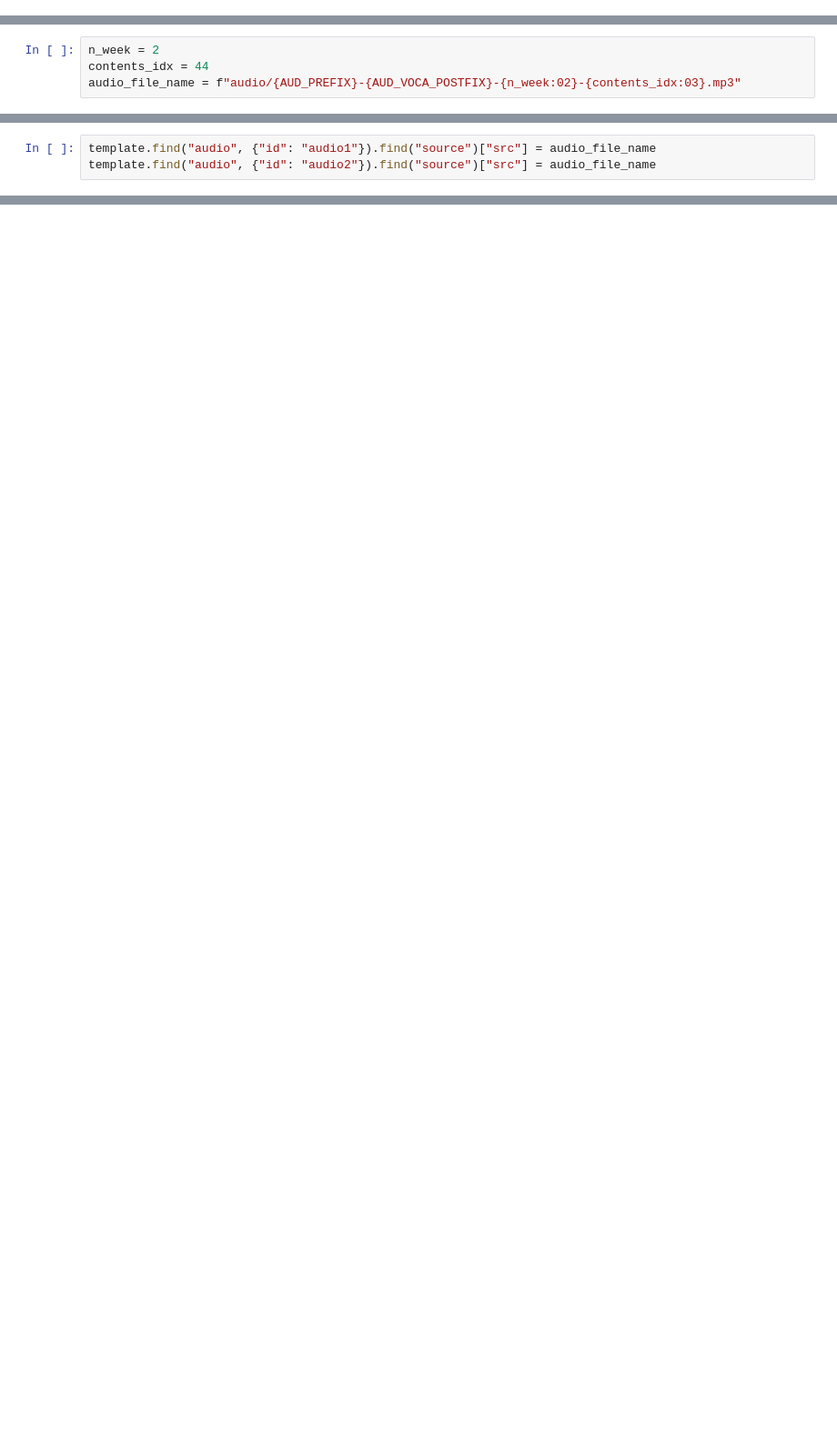
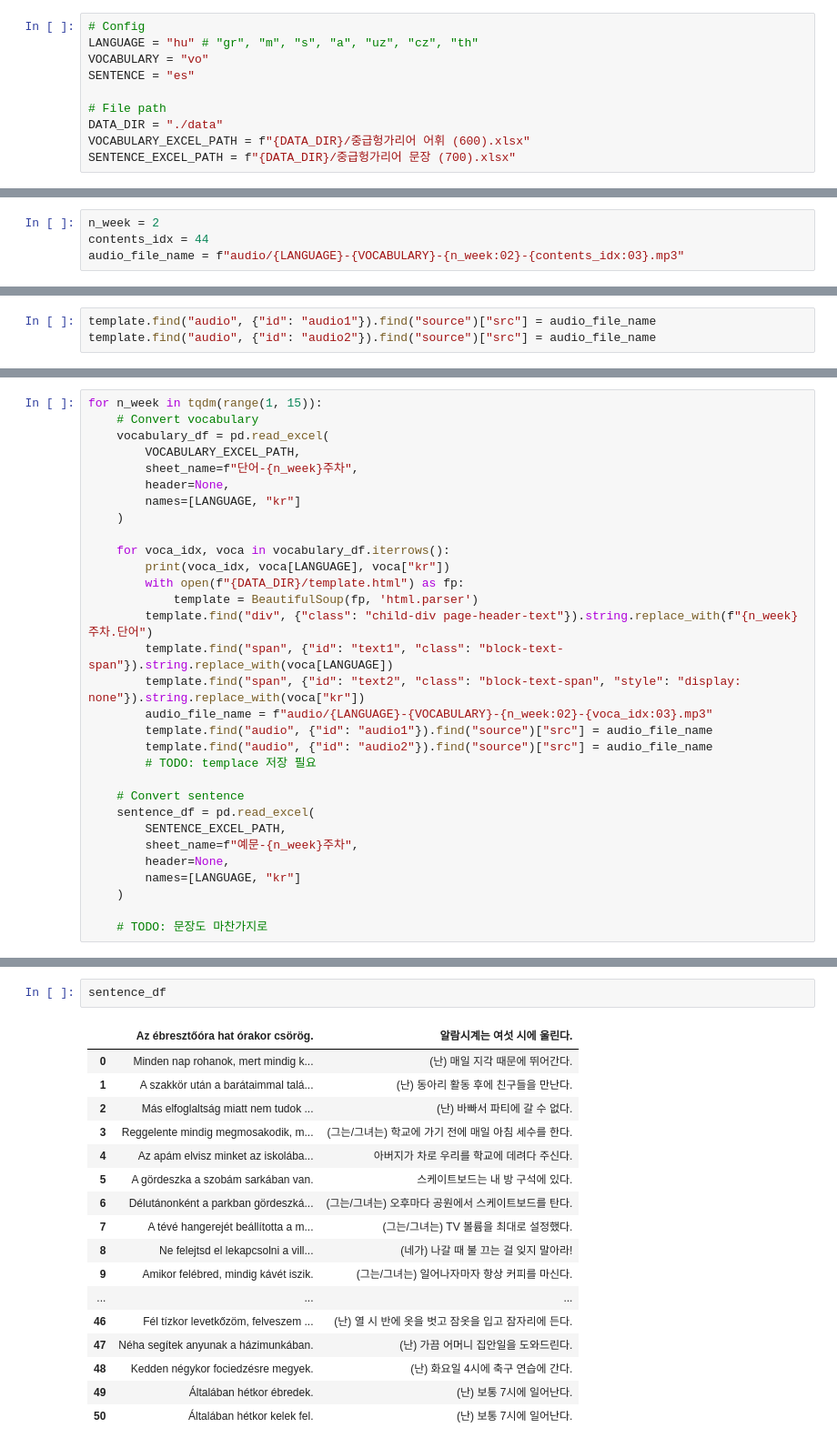
Before and after one commit to htyvv/Record_Converter, a Jupyter notebook: convert.ipynb, the cells around one changed output, grey strips where cells are left out. Shown at 91% size. Drawn from its saved outputs; the diff is of its cells as text; blank space fills up the shorter version.

Commit message:
impl: Update to make html using template

```diff
--- a/convert.ipynb
+++ b/convert.ipynb
@@ -3,2 +7,12 @@ from bs4 import BeautifulSoup
+# %%
+# Config
+LANGUAGE = "hu" # "gr", "m", "s", "a", "uz", "cz", "th"
+VOCABULARY = "vo"
+SENTENCE = "es"
+
+# File path
+DATA_DIR = "./data"
+VOCABULARY_EXCEL_PATH = f"{DATA_DIR}/중급헝가리어 어휘 (600).xlsx"
+SENTENCE_EXCEL_PATH = f"{DATA_DIR}/중급헝가리어 문장 (700).xlsx"
 # %% [markdown]
 ## LOAD TEMPLATE
@@ -29,4 +47,4 @@ template.find("span", {"id": "text2", "class": "block-text-span", "style": "disp
 # %%
 n_week = 2
 contents_idx = 44
-audio_file_name = f"audio/{AUD_PREFIX}-{AUD_VOCA_POSTFIX}-{n_week:02}-{contents_idx:03}.mp3"
+audio_file_name = f"audio/{LANGUAGE}-{VOCABULARY}-{n_week:02}-{contents_idx:03}.mp3"
@@ -42,0 +61,31 @@ template.find("div", {"class": "child-div page-header-text"}).string.replace_wit
+# %%
+for n_week in tqdm(range(1, 15)):
+    # Convert vocabulary
+    vocabulary_df = pd.read_excel(
+        VOCABULARY_EXCEL_PATH,
+        sheet_name=f"단어-{n_week}주차",
+        header=None,
+        names=[LANGUAGE, "kr"]
+    )
+
+    for voca_idx, voca in vocabulary_df.iterrows():
+        print(voca_idx, voca[LANGUAGE], voca["kr"])
+        with open(f"{DATA_DIR}/template.html") as fp:
+            template = BeautifulSoup(fp, 'html.parser')
+        template.find("div", {"class": "child-div page-header-text"}).string.replace_with(f"{n_week}주차.단어")
+        template.find("span", {"id": "text1", "class": "block-text-span"}).string.replace_with(voca[LANGUAGE])
+        template.find("span", {"id": "text2", "class": "block-text-span", "style": "display: none"}).string.replace_with(voca["kr"])
+        audio_file_name = f"audio/{LANGUAGE}-{VOCABULARY}-{n_week:02}-{voca_idx:03}.mp3"
+        template.find("audio", {"id": "audio1"}).find("source")["src"] = audio_file_name
+        template.find("audio", {"id": "audio2"}).find("source")["src"] = audio_file_name
+        # TODO: templace 저장 필요
+
+    # Convert sentence
+    sentence_df = pd.read_excel(
+        SENTENCE_EXCEL_PATH,
+        sheet_name=f"예문-{n_week}주차",
+        header=None,
+        names=[LANGUAGE, "kr"]
+    )
+
+    # TODO: 문장도 마찬가지로
@@ -42,0 +240,20 @@ template.find("div", {"class": "child-div page-header-text"}).string.replace_wit
+# %%
+sentence_df
+# %% [output]
+|  | Az ébresztőóra hat órakor csörög. | 알람시계는 여섯 시에 울린다. |
+| 0 | Minden nap rohanok, mert mindig k... | (난) 매일 지각 때문에 뛰어간다. |
+| 1 | A szakkör után a barátaimmal talá... | (난) 동아리 활동 후에 친구들을 만난다. |
+| 2 | Más elfoglaltság miatt nem tudok ... | (난) 바빠서 파티에 갈 수 없다. |
+| 3 | Reggelente mindig megmosakodik, m... | (그는/그녀는) 학교에 가기 전에 매일 아침 세수를 한다. |
+| 4 | Az apám elvisz minket az iskolába... | 아버지가 차로 우리를 학교에 데려다 주신다. |
+| 5 | A gördeszka a szobám sarkában van. | 스케이트보드는 내 방 구석에 있다. |
+| 6 | Délutánonként a parkban gördeszká... | (그는/그녀는) 오후마다 공원에서 스케이트보드를 탄다. |
+| 7 | A tévé hangerejét beállította a m... | (그는/그녀는) TV 볼륨을 최대로 설정했다. |
+| 8 | Ne felejtsd el lekapcsolni a vill... | (네가) 나갈 때 불 끄는 걸 잊지 말아라! |
+| 9 | Amikor felébred, mindig kávét iszik. | (그는/그녀는) 일어나자마자 항상 커피를 마신다. |
+| ... | ... | ... |
+| 46 | Fél tízkor levetkőzöm, felveszem ... | (난) 열 시 반에 옷을 벗고 잠옷을 입고 잠자리에 든다. |
+| 47 | Néha segítek anyunak a házimunkában. | (난) 가끔 어머니 집안일을 도와드린다. |
+| 48 | Kedden négykor fociedzésre megyek. | (난) 화요일 4시에 축구 연습에 간다. |
+| 49 | Általában hétkor ébredek. | (난) 보통 7시에 일어난다. |
+| 50 | Általában hétkor kelek fel. | (난) 보통 7시에 일어난다. |
```
Also changed, not shown: parts of 13 cells of this notebook.
